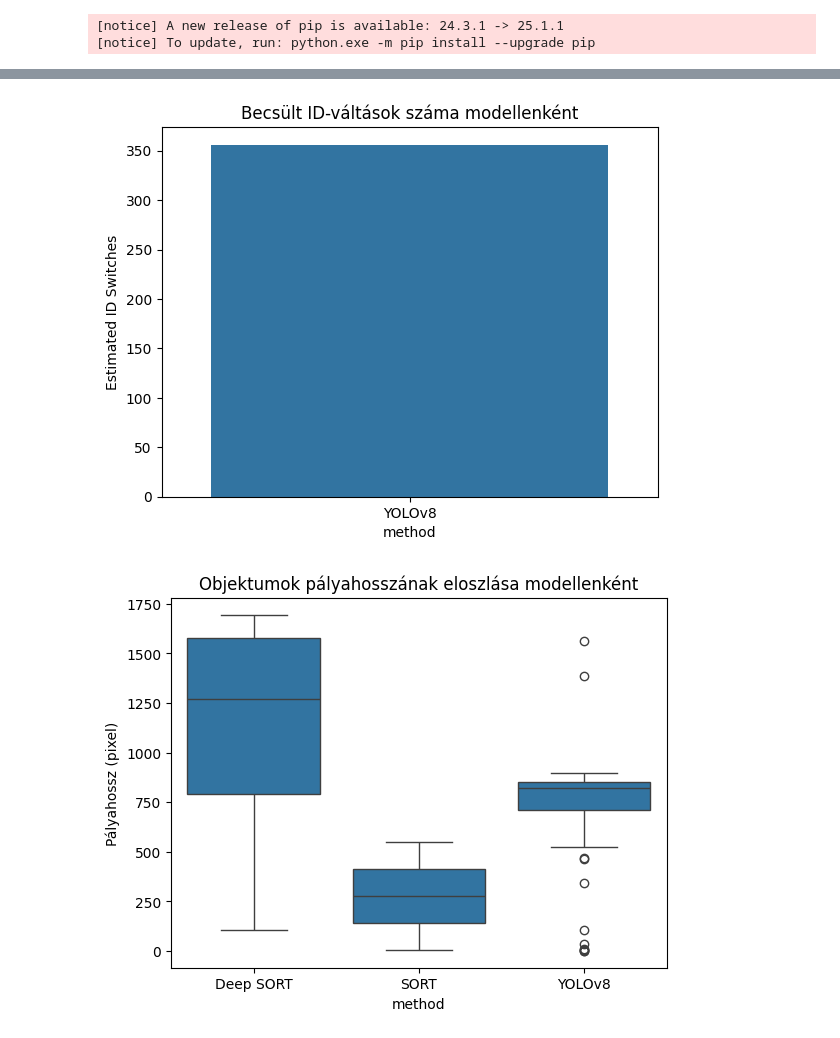
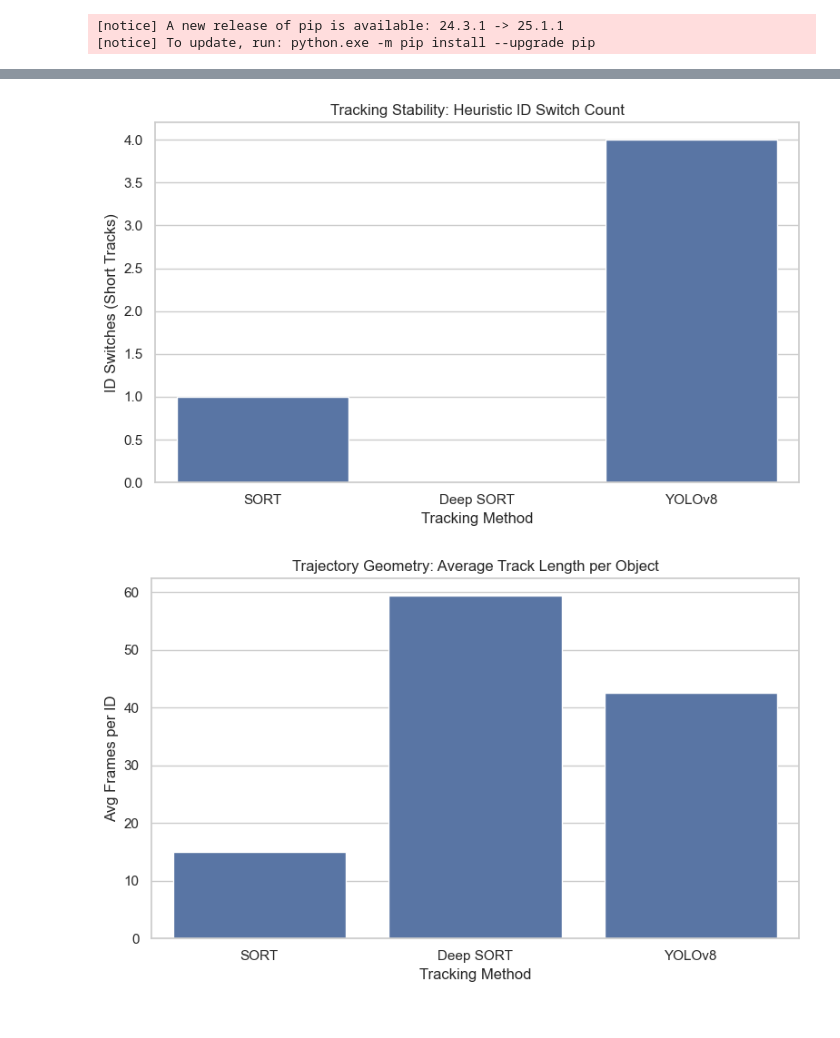
Before and after one commit to suvicsabika/geometric-data-analysis, a Jupyter notebook: comparison_analysis.ipynb, the cells around one changed output, grey strips where cells are left out. Cells and saved outputs as stored; diff of their text form; code cells hidden in the pictures.

```diff
--- a/comparison_analysis.ipynb
+++ b/comparison_analysis.ipynb
@@ -44,16 +43,26 @@ plt.show()
 # %%
-# Kerekített középpont pozíció alapján ID váltások becslése
-df_all["x_center"] = ((df_all["x1"] + df_all["x2"]) / 2).round(-1)
-df_all["y_center"] = ((df_all["y1"] + df_all["y2"]) / 2).round(-1)
+# --- ID Switches (simplified heuristic) ---
+def compute_id_switches(df):
+    id_frame_counts = df.groupby("id")["frame"].nunique()
+    return id_frame_counts[id_frame_counts < 3].count()  # Consider short-lived IDs as switches
 
-# Hány ID váltás történt közel azonos helyeken
-id_switch_estimate = df_all.groupby(["method", "x_center", "y_center"])["id"].nunique().reset_index()
-id_switch_estimate = id_switch_estimate[id_switch_estimate["id"] > 1]
+id_switches = {
+    "SORT": compute_id_switches(sort_df),
+    "Deep SORT": compute_id_switches(deep_df),
+    "YOLOv8": compute_id_switches(yolo_df)
+}
 
-switch_counts = id_switch_estimate.groupby("method").size().reset_index(name="Estimated ID Switches")
+switch_df = pd.DataFrame(list(id_switches.items()), columns=["Method", "ID Switches"])
 
-sns.barplot(data=switch_counts, x="method", y="Estimated ID Switches")
-plt.title("Becsült ID-váltások száma modellenként")
+plt.figure(figsize=(8, 5))
+sns.barplot(data=switch_df, x="Method", y="ID Switches")
+plt.title("Tracking Stability: Heuristic ID Switch Count")
+plt.ylabel("ID Switches (Short Tracks)")
+plt.xlabel("Tracking Method")
+plt.tight_layout()
 plt.show()
+
+# Explanation:
+# Short-lived IDs (appearing < 3 frames) may indicate unstable tracking or frequent ID changes.
 # %% [output]
-[figure, old version]
+[figure, new version]
@@ -65,17 +69,25 @@ Szerkesztés
 # %%
-# Hozzáadjuk a középpontokat
-df_all["x_center"] = (df_all["x1"] + df_all["x2"]) / 2
-df_all["y_center"] = (df_all["y1"] + df_all["y2"]) / 2
+# --- Average Trajectory Length (frames per ID) ---
+def compute_avg_track_length(df):
+    return df.groupby("id")["frame"].nunique().mean()
 
-# Pályahossz számítás objektumonként
-def compute_path_length(group):
-    return ((group["x_center"].diff()**2 + group["y_center"].diff()**2)**0.5).sum()
+avg_track_lengths = {
+    "SORT": compute_avg_track_length(sort_df),
+    "Deep SORT": compute_avg_track_length(deep_df),
+    "YOLOv8": compute_avg_track_length(yolo_df)
+}
 
-path_lengths = df_all.groupby(["method", "id"]).apply(compute_path_length).reset_index(name="path_length")
+avg_track_df = pd.DataFrame(list(avg_track_lengths.items()), columns=["Method", "Avg Track Length"])
 
-sns.boxplot(data=path_lengths, x="method", y="path_length")
-plt.title("Objektumok pályahosszának eloszlása modellenként")
-plt.ylabel("Pályahossz (pixel)")
+plt.figure(figsize=(8, 5))
+sns.barplot(data=avg_track_df, x="Method", y="Avg Track Length")
+plt.title("Trajectory Geometry: Average Track Length per Object")
+plt.ylabel("Avg Frames per ID")
+plt.xlabel("Tracking Method")
+plt.tight_layout()
 plt.show()
+
+# Explanation:
+# This metric reflects how long each ID remains tracked, showing the continuity and geometric consistency.
 # %% [output]
-[figure, old version]
+[figure, new version]
```
Also changed, not shown: parts of 9 cells of this notebook, 9 other files.
